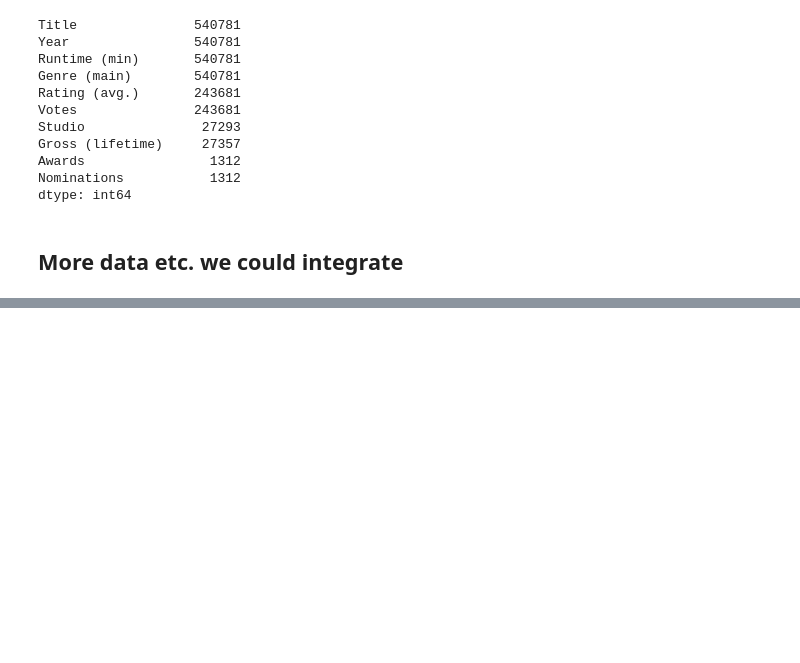
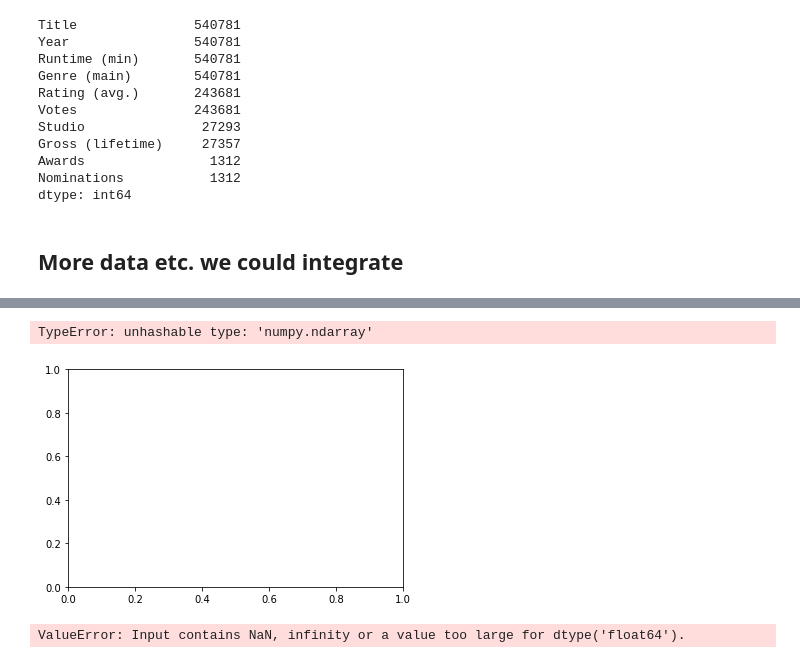
Before and after one commit to AlejandraRosa/final_project, a Jupyter notebook: notebooks/regression.ipynb, the cells around one changed output, grey strips where cells are left out. Cells and saved outputs as stored; diff of their text form; code cells hidden in the pictures; blank space fills up the shorter version.

```diff
--- a/notebooks/regression.ipynb
+++ b/notebooks/regression.ipynb
@@ -37,8 +39,7 @@ joined = title_filtered.join(genres_split)
 cleaned = joined.rename(columns = {'tconst':'IMDB ID', 'titleType': 'Type', 'primaryTitle': 'Title', 'originalTitle': 'Title (original)', 'startYear': 'Year', 'runtimeMinutes': 'Runtime (min)', 0:'Genre (main)', 1:'Genre (sub 1)', 2:'Genre (sub 2)'})
 cleaned = cleaned.drop(columns=['endYear', 'genres', 'Genre (sub 1)', 'Genre (sub 2)', 'Title (original)'])
 # %%
-# Drop empty rows
-cleaned = cleaned.dropna(axis='rows')
+#cleaned = cleaned.dropna(axis='rows')
 # %%
 # Merge basic set and rating
 with_ratings = cleaned.set_index('IMDB ID').join(title_ratings.set_index('tconst'))
@@ -84,11 +109,6 @@ dtype: int64
 # %%
-# Assign the data to X and y
+# Assign data to x, y
 # Note: Sklearn requires a two-dimensional array of values so we use reshape to create this
-X = brains["weight"].values.reshape(-1, 1)
-y = brains["size"].values.reshape(-1, 1)
-print("Shape: ", X.shape, y.shape)
-
-# Assign the data to X and y
-#X = foam[["foam", "beer"]]
-#y = foam["time"].values.reshape(-1, 1)
-#print(X.shape, y.shape)
+x = combined['Year'].values.reshape(-1, 1)
+y = combined['Runtime (min)'].values.reshape(-1, 1)
+print("Shape: ", x.shape, y.shape)
@@ -95,8 +127,13 @@ print("Shape: ", X.shape, y.shape)
 # %%
+# FIX https://datascience.stackexchange.com/questions/39831/typeerror-unhashable-type-numpy-ndarray
+
 # Plot the data to see if a linear trend exists
-plt.scatter(X, y)
-plt.xlabel("Brain Weight")
-plt.ylabel("Head Size")
+plt.scatter(x, y)
+plt.xlabel('Year')
+plt.ylabel('Runtime (min)')
+# %% [output]
+TypeError: unhashable type: 'numpy.ndarray'
+[figure, added]
 # %%
 # Use sklearn's `train_test_split` to split the data into training and testing
 from sklearn.model_selection import train_test_split
@@ -116,7 +145,6 @@ model = LinearRegression()
 # %%
-# Fit the model to the training data.
-model.fit(X_train, y_train)
-
-# Fit the model to the training data and calculate the scores for the training and testing data
-#model.fit(X_train, y_train)
+# Fit model to training data. Ccalculate scores for training and testing data
+model.fit(x_train, y_train)
+# %% [output]
+ValueError: Input contains NaN, infinity or a value too large for dtype('float64').
 # %%
```
Also changed, not shown: parts of 12 cells of this notebook.
